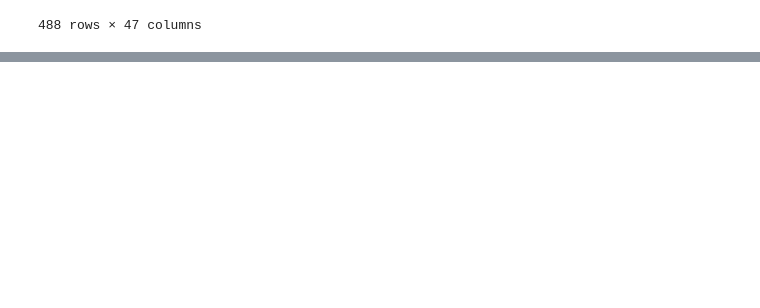
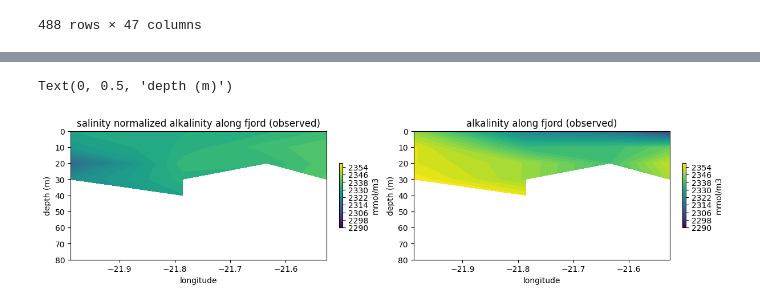
Before and after one commit to CWorthy-ocean/C-Star-in-Hvalfjordur, a Jupyter notebook: notebooks/bgc_analysis.ipynb, the cells around one changed output, grey strips where cells are left out. Saved outputs shown, nothing was run; the diff lists cells and outputs as text; code cells hidden in the pictures; blank space fills up the shorter version.

```diff
--- a/notebooks/bgc_analysis.ipynb
+++ b/notebooks/bgc_analysis.ipynb
@@ -79,16 +79,40 @@ combo
 | 487 | 46VO20250428 | VO2-2025 | 24 | HV12 | 2025 | 4 | 28 | 16:07:00 | 64.3632 | ... |
 488 rows × 47 columns
 # %%
-density=sw.density.sigma0(obs['Salinity'],obs['Temperature_CTD'])
+density=sw.density.sigma0(obs['Salinity_CTD'],obs['Temperature_CTD'])
+
 obs['Alk']=obs['TA'] * (1 / 1000) * (density+1000)
 obs['DIC']=obs['DIC'] * (1 / 1000) * (density+1000)
 # %%
-TA0=282
-Sref=34
-DIC0=313
-nTA=((obs['Alk']-TA0)/obs['Salinity'])*Sref+TA0
+# -----------------------------
+# QC MASK (all variables must pass)
+# -----------------------------
+qc_mask = (
+    (obs["TEMP_flag"] == 2) &
+    (obs["Salinity_CTD_flag"] == 2) &
+    (obs["TA_flag"] == 2) &
+    (obs["DIC_flag"] == 2)
+)
 
-nDIC=((obs['DIC']-DIC0)/obs['Salinity'])*Sref+DIC0
+# -----------------------------
+# APPLY MASK INTO obs (IMPORTANT)
+# -----------------------------
+obs["Alk_qc"]      = obs["Alk"].where(qc_mask)
+obs["DIC_qc"]      = obs["DIC"].where(qc_mask)
+obs["Salinity_qc"] = obs["Salinity_CTD"].where(qc_mask)
+
+# -----------------------------
+# Constants
+# -----------------------------
+TA0 = 282
+Sref = 34
+DIC0 = 313
+
+# -----------------------------
+# NORMALIZATION (QC-CONSISTENT)
+# -----------------------------
+obs["nTA"] = ((obs["Alk_qc"] - TA0) / obs["Salinity_qc"]) * Sref + TA0
+obs["nDIC"] = ((obs["DIC_qc"] - DIC0) / obs["Salinity_qc"]) * Sref + DIC0
 # %%
 from roms_tools import Grid, ROMSOutput
 # %%
@@ -348,29 +405,32 @@ plt.show()
 # %%
-loc = obs['lon'].sel(HV=[1,5,9,10]).isel(depth_bin=0).mean('date').values
+loc = obs['lon'].sel(HV=[1,5,9,10]).isel(depth_bin=0).mean('time').values
 depth=obs['depth_bin'].values
 levels=np.arange(2290,2360,2)
 
 bins = np.arange(0, 90, 10)
 #depth_bins = xr.DataArray(pd.cut(depth, bins, labels=bins[:-1]), dims="depth", name="binned_depth")
 
-data_alk1=nTA.sel(HV=[1,5,9,10]).isel(date=slice(0,10)).mean('date')
-data_alk2=obs['Alk'].sel(HV=[1,5,9,10]).isel(date=slice(0,10)).mean('date')
+data_alk1=obs['nTA'].sel(HV=[1,5,9,10]).isel(time=slice(0,10)).mean('time')
+data_alk2=obs['Alk_qc'].sel(HV=[1,5,9,10]).isel(time=slice(0,10)).mean('time')
 
 fig, axarr = plt.subplots(nrows=1, ncols=2, figsize=(6*2, 3), constrained_layout=True)
 ax = axarr.flatten()
 
 #c0=ax[0].contourf(loc, data_alk.depth, data_alk.transpose())
 c0=ax[0].contourf(loc,data_alk1.depth_bin,data_alk1.transpose(),levels)
 plt.colorbar(c0,ax=ax[0], orientation='vertical', label='mmol/m3',shrink=0.5)
 ax[0].invert_yaxis()
 ax[0].set_title('salinity normalized alkalinity along fjord (observed)')
 ax[0].set_xlabel('longitude')
 ax[0].set_ylabel('depth (m)')
 
 c0=ax[1].contourf(loc,data_alk2.depth_bin,data_alk2.transpose(),levels)
 plt.colorbar(c0,ax=ax[1], orientation='vertical', label='mmol/m3',shrink=0.5)
 ax[1].invert_yaxis()
 ax[1].set_title('alkalinity along fjord (observed)')
 ax[1].set_xlabel('longitude')
 ax[1].set_ylabel('depth (m)')
+# %% [output]
+Text(0, 0.5, 'depth (m)')
+[figure, added]
 # %%
```
Also changed, not shown: parts of 25 cells of this notebook.
